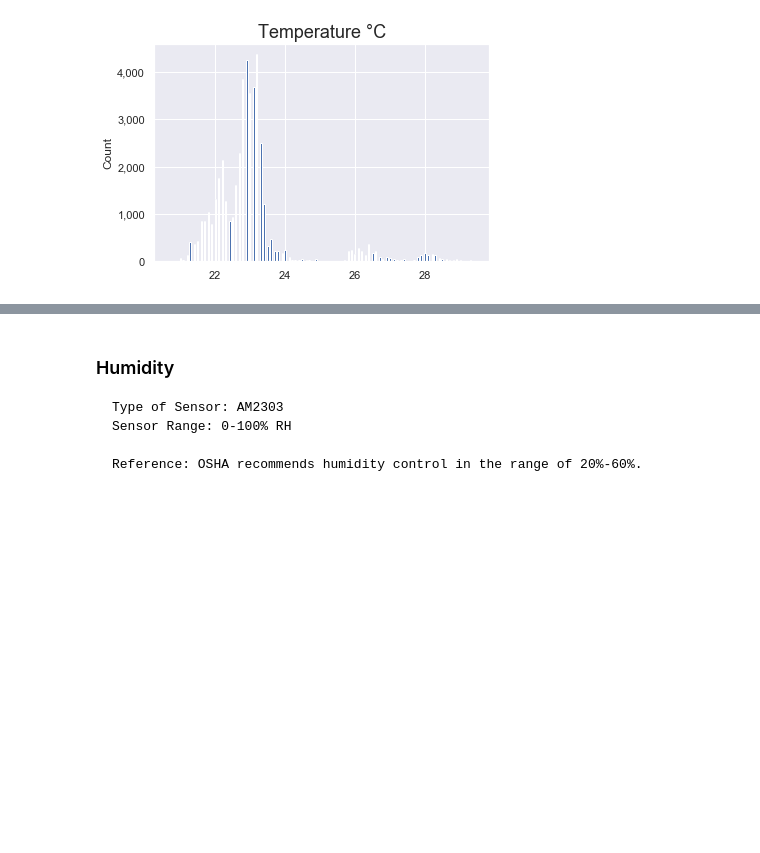
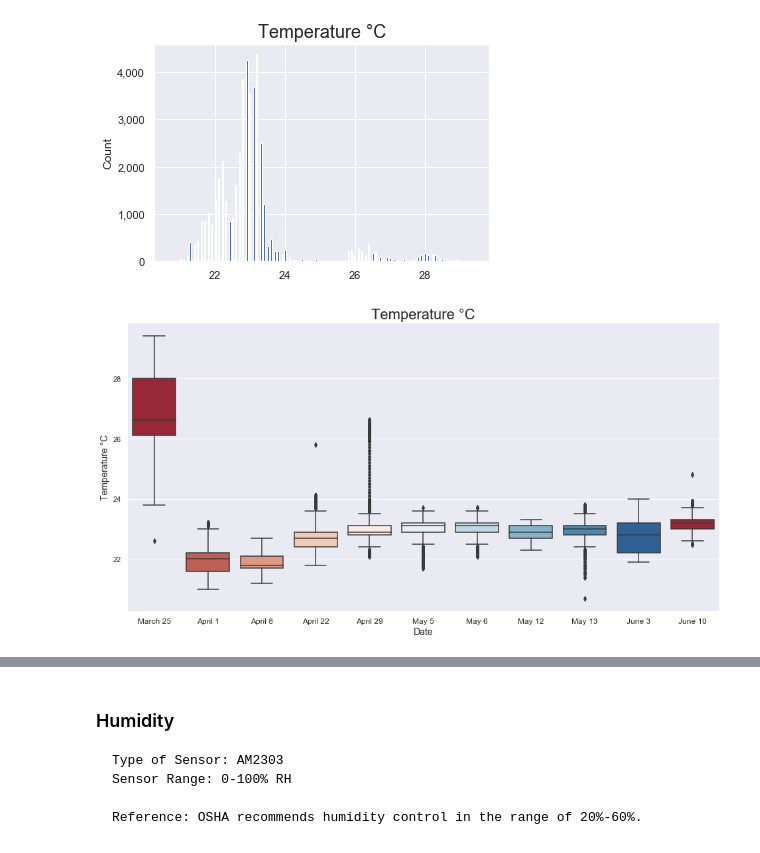
Before and after one commit to Kautumn06/classroom-occupancy, a Jupyter notebook: notebooks/DataWrangling.ipynb, the cells around one changed output, grey strips where cells are left out. Saved outputs shown, nothing was run; the diff lists cells and outputs as text; code cells hidden in the pictures; blank space fills up the shorter version.

Commit message:
Add Boxplots to DataWrangling notebook

```diff
--- a/notebooks/DataWrangling.ipynb
+++ b/notebooks/DataWrangling.ipynb
@@ -15,6 +15,39 @@ sns.set()
 ### Visualization Functions
 
 The following functions will be used throughout this notebook to visualize the data for each of the sensors.
+# %%
+def plotBoxplots(df, column, title):
+    """Plot boxplots for each day of data."""
+
+    # Create dataframe with a daily PeriodIndex
+    df_period = df.to_period(freq='D')
+
+    # Boxplots for daily sensor data
+    fig, ax = plt.subplots(figsize=(16,8))
+
+    sns.boxplot(
+        x=df_period.index, y=column, data=df_period,
+        ax=ax, palette=sns.color_palette('RdBu', 10)
+    )
+
+    # Set the plot title
+    ax.set_title(title, fontsize=22)
+
+    # Set the x-axis and y-axis labels
+    ax.set_xlabel('Date', fontsize=14)
+    ax.set_ylabel(title, fontsize=14)
+
+    # Create list of dates for the x-ticks labels
+    labels = (
+        ['March 25', 'April 1', 'April 8', 'April 22', 'April 29',
+         'May 5', 'May 6', 'May 12', 'May 13', 'June 3', 'June 10']
+    )
+
+    # Set x-ticks labels
+    ax.set_xticklabels(labels, size=12)
+
+    # Show plot
+    plt.show()
 # %%
 def plotHistogram(df, column, title):
     """Plot a histogram of the sensor data."""
@@ -167,3 +200,8 @@ temperature_data.describe()
 plotHistogram(temperature_data, 'temperature', 'Temperature °C')
 # %% [output]
 [figure]
+# %%
+# Plot boxplots of the daily temperature data
+plotBoxplots(temperature_data, 'temperature', 'Temperature °C')
+# %% [output]
+[figure, added]
```
Also changed, not shown: parts of 11 cells of this notebook.
